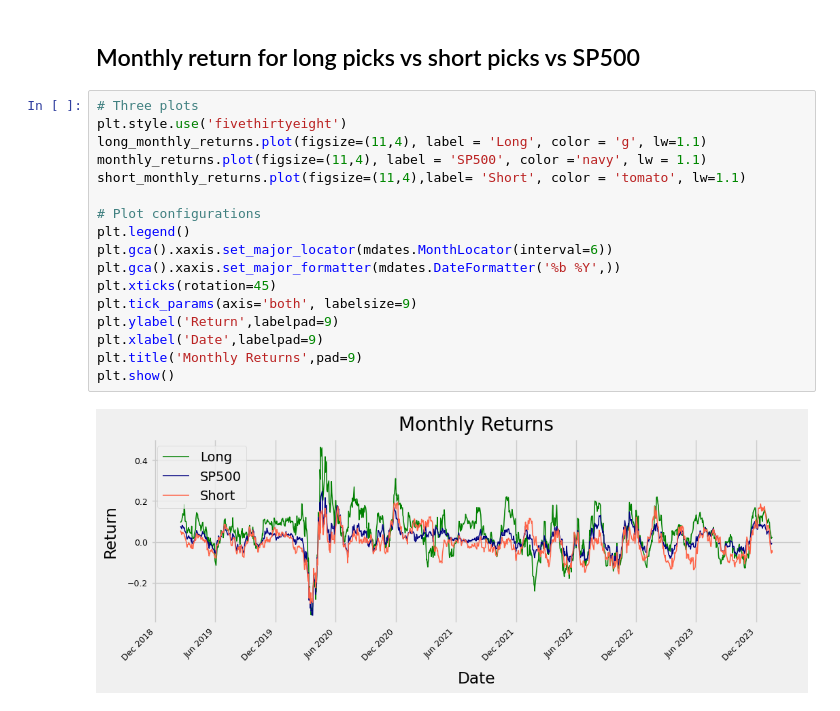
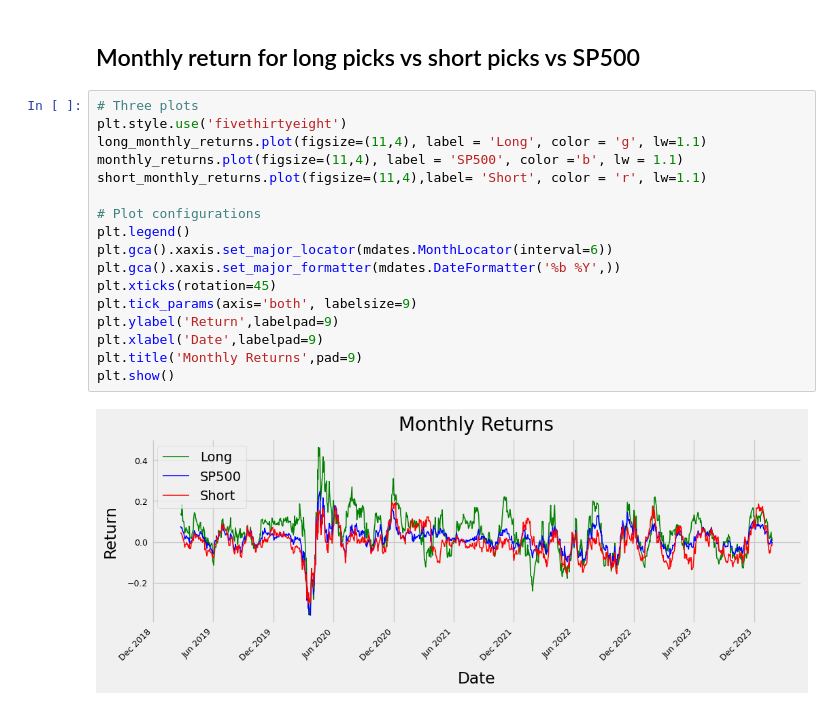
Before and after one commit to CCNY-Analytics-and-Quant/Quantative-Finance-Repo, a Jupyter notebook: Berry-Cox-Baskets/final_project.ipynb, the cells around one changed output. Cells and saved outputs as stored; diff of their text form.

```diff
--- a/Berry-Cox-Baskets/final_project.ipynb
+++ b/Berry-Cox-Baskets/final_project.ipynb
@@ -335,19 +343,19 @@ plt.show()
 # %%
 # Three plots
 plt.style.use('fivethirtyeight')
 long_monthly_returns.plot(figsize=(11,4), label = 'Long', color = 'g', lw=1.1)
-monthly_returns.plot(figsize=(11,4), label = 'SP500', color ='navy', lw = 1.1)
-short_monthly_returns.plot(figsize=(11,4),label= 'Short', color = 'tomato', lw=1.1)
+monthly_returns.plot(figsize=(11,4), label = 'SP500', color ='b', lw = 1.1)
+short_monthly_returns.plot(figsize=(11,4),label= 'Short', color = 'r', lw=1.1)
 
 # Plot configurations
 plt.legend()
 plt.gca().xaxis.set_major_locator(mdates.MonthLocator(interval=6))
 plt.gca().xaxis.set_major_formatter(mdates.DateFormatter('%b %Y',))
 plt.xticks(rotation=45)
 plt.tick_params(axis='both', labelsize=9)
 plt.ylabel('Return',labelpad=9)
 plt.xlabel('Date',labelpad=9)
 plt.title('Monthly Returns',pad=9)
 plt.show()
 # %% [output]
-[figure, old version]
+[figure, new version]
```
Also changed, not shown: parts of 21 cells of this notebook, 1 other file.
